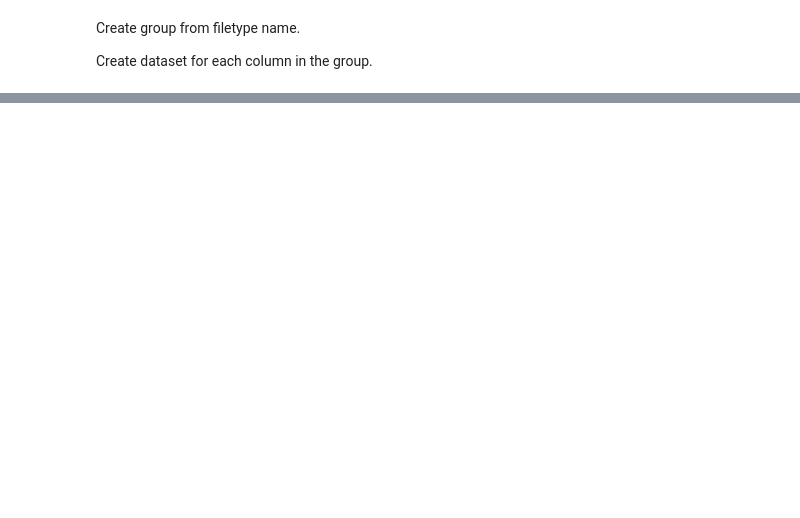
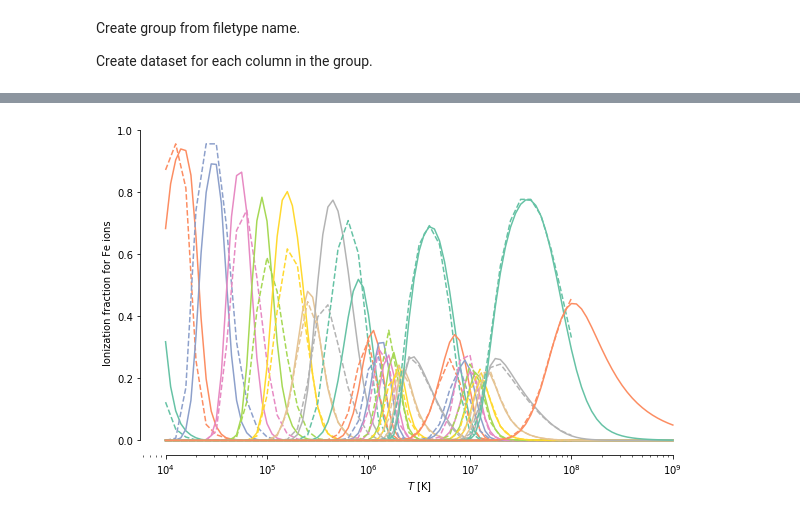
Before and after one commit to wtbarnes/research_notebook, a Jupyter notebook: fiasco/fiasco_write_tests.ipynb, the cells around one changed output, grey strips where cells are left out. Cells and saved outputs as stored; diff of their text form; code cells hidden in the pictures; blank space fills up the shorter version.

```diff
--- a/fiasco/fiasco_write_tests.ipynb
+++ b/fiasco/fiasco_write_tests.ipynb
@@ -50,0 +99,2 @@ with h5py.File('/Users/willbarnes/.fiasco/chianti_dbase.h5','r') as hf:
+# %%
+scups_files = [file for file in all_files if os.path.splitext(file)[1] == '.scups']
@@ -51,4 +113,5 @@ with h5py.File('/Users/willbarnes/.fiasco/chianti_dbase.h5','r') as hf:
 # %%
-df = fiasco.io.Parser('h_1.elvlc').parse()
+parser = fiasco.io.Parser(scups_files[0])
+df = parser.parse()
 # %%
 df
@@ -87,0 +120,14 @@ print(df.meta['footer'])
+# %%
+for cn in df.colnames:
+    col = df[cn]
+    print(cn)
+    if type(col) == u.Quantity:
+        col = df[cn].value
+    else:
+        col = df[cn].data
+    for i,row in enumerate(col):
+        if row.dtype == np.dtype('O'):
+            col[i] = col[i].astype(np.dtype('float64'))
+            print(col[i].dtype)
+    if col.dtype == np.dtype('O'):
+        print([r.dtype for r in col])
@@ -87,0 +271,16 @@ print(df.meta['footer'])
+# %%
+iron_ions = ['fe_{}'.format(int(i)) for i in np.linspace(1,26,26)]
+# %%
+plt.figure(figsize=(10,6))
+colors = sns.color_palette('Set2',n_colors=len(iron_ions))
+for c,fe_ion in zip(colors,iron_ions):
+    ioneq = fiasco.IonBase(fe_ion).ioneq
+    plt.plot(ioneq['chianti']['temperature'],ioneq['chianti']['ionization fraction'],color=c)
+    plt.plot(ioneq['arnaud_raymond']['temperature'],ioneq['arnaud_raymond']['ionization fraction'],ls='--',color=c)
+plt.xscale('log')
+plt.ylabel(r'Ionization fraction for Fe ions')
+plt.xlabel(r'$T$ [K]')
+#plt.xlim([2e5,2e6])
+sns.despine(trim=True)
+# %% [output]
+[figure, added]
```
Also changed, not shown: parts of 44 cells of this notebook, 2 other files.
